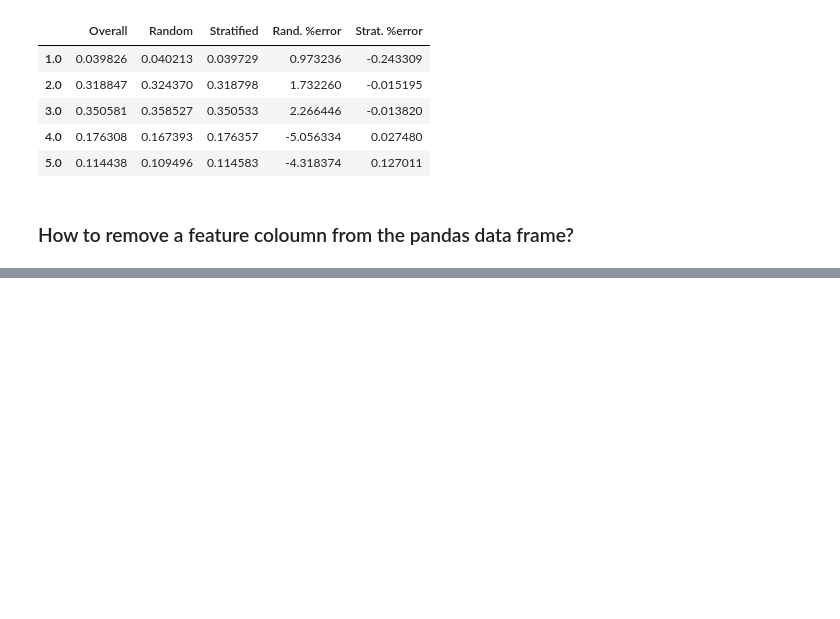
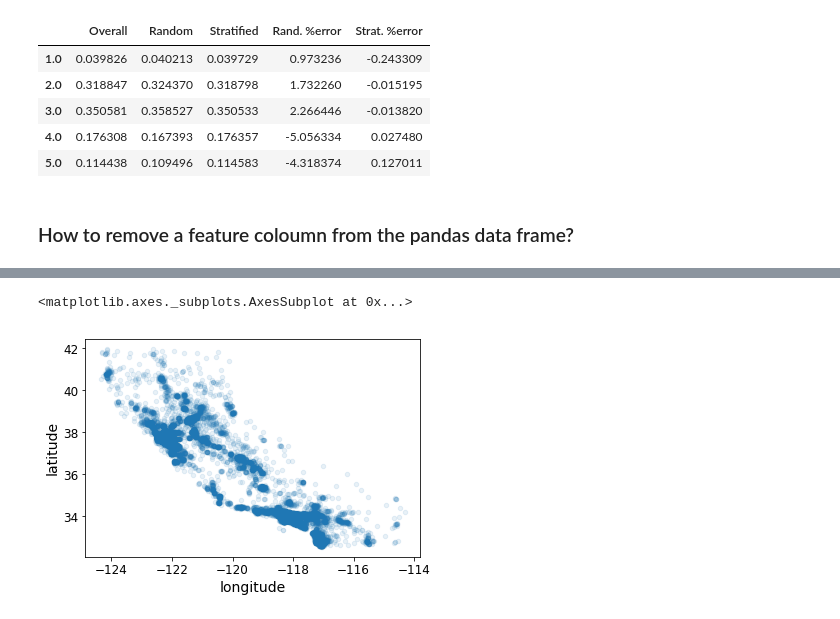
Before and after one commit to harshseth/ml-core, a Jupyter notebook: Housing.ipynb, the cells around one changed output, grey strips where cells are left out. Saved outputs shown, nothing was run; the diff lists cells and outputs as text; code cells hidden in the pictures; blank space fills up the shorter version.

```diff
--- a/Housing.ipynb
+++ b/Housing.ipynb
@@ -288,0 +301,10 @@ strat_train_set.describe()
+# %%
+# since, the above graph roughly represents California but it does not help us in identifying patterns
+# we will highlight dense areas, in order to get some patterns
+
+housing.plot(kind="scatter", x="longitude", y="latitude", alpha=0.1)
+
+#the below map represents densely populated areas, such as bay area and california
+# %% [output]
+<matplotlib.axes._subplots.AxesSubplot at 0x...>
+[figure, added]
```
Also changed, not shown: parts of 7 cells of this notebook.
